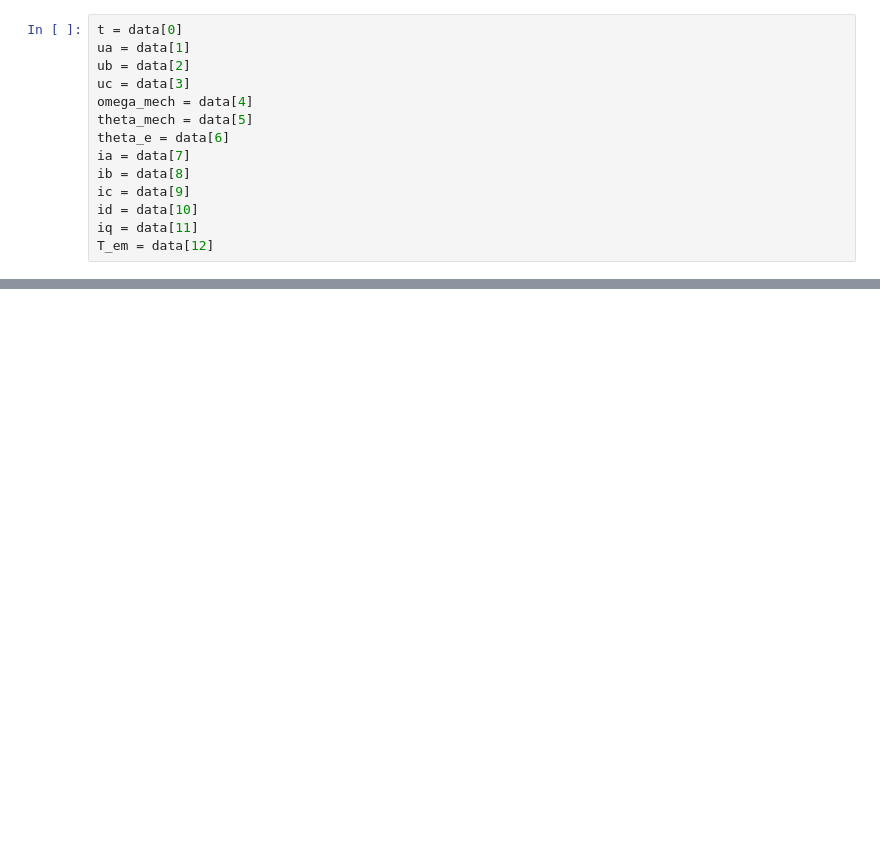
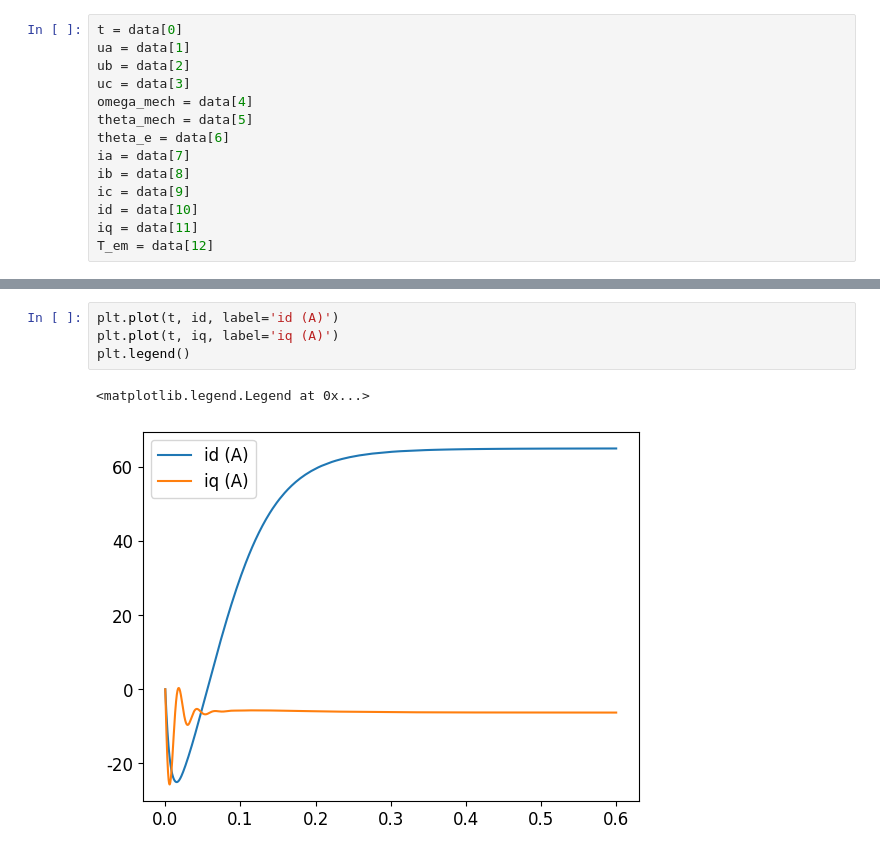
Before and after one commit to 2354864178/PMSM_ATR, a Jupyter notebook: notebooks/plot.ipynb, the cells around one changed output, grey strips where cells are left out. Drawn from its saved outputs; the diff is of its cells as text; blank space fills up the shorter version.

```diff
--- a/notebooks/plot.ipynb
+++ b/notebooks/plot.ipynb
@@ -48,0 +44,7 @@ plt.plot(t, ic, label='相电流 ic (A)')
+# %%
+plt.plot(t, id, label='id (A)')
+plt.plot(t, iq, label='iq (A)')
+plt.legend()
+# %% [output]
+<matplotlib.legend.Legend at 0x...>
+[figure, added]
```
Also changed, not shown: parts of 5 cells of this notebook, 11 other files.
